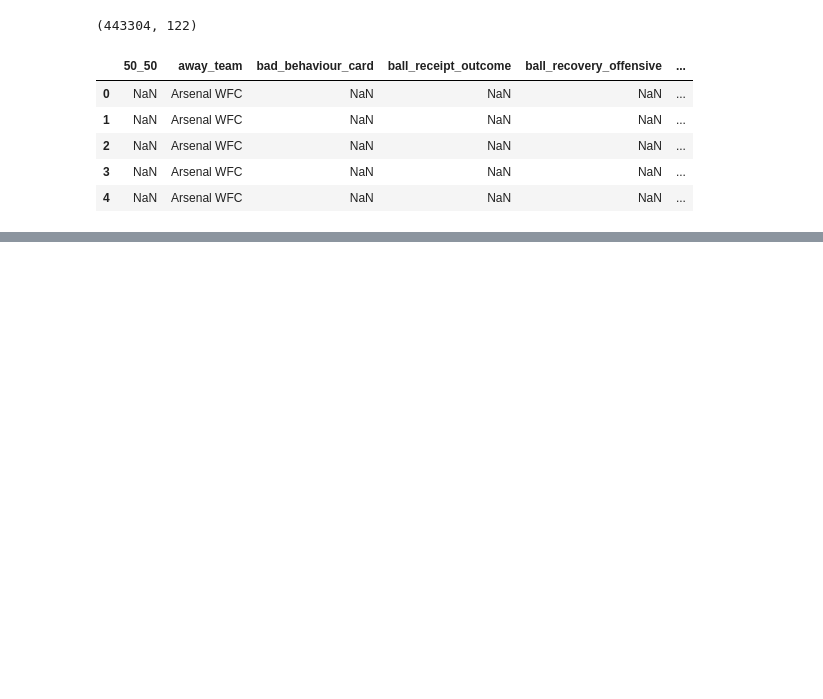
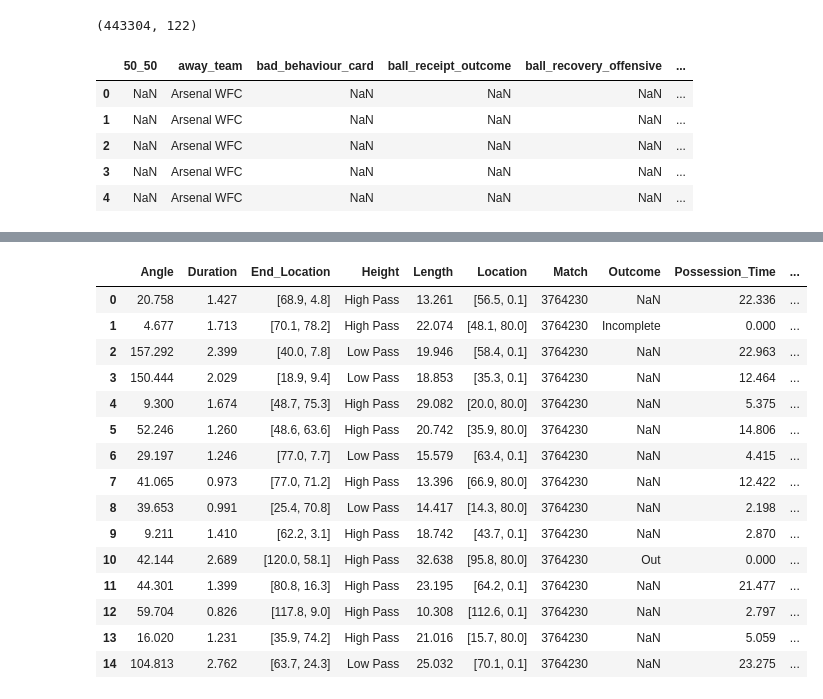
Before and after one commit to hwillif/Throw-in-Project, a Jupyter notebook: Throw-in Project - Jimenez.ipynb, the cells around one changed output, grey strips where cells are left out. Cells and saved outputs as stored; diff of their text form; code cells hidden in the pictures; blank space fills up the shorter version.

```diff
--- a/Throw-in Project - Jimenez.ipynb
+++ b/Throw-in Project - Jimenez.ipynb
@@ -288,0 +351,57 @@ Name: goalkeeper_type, dtype: int64
+# %%
+# Throws df for xThrow
+Throws = (
+    events_df_clean.loc[events_df_clean['pass_type'] == 'Throw-in', ['duration', 'location', 'pass_angle', 'pass_length',
+                                                                     'pass_outcome', 'pass_end_location', 'pass_height',
+                                                                     'possession_time', 'team', 'match_id']]
+    .rename(columns={
+        'duration' : 'Duration',
+        'location' : 'Location',
+        'pass_angle' : 'Angle',
+        'pass_length' : 'Length',
+        'pass_outcome' : 'Outcome',
+        'pass_end_location' : 'End_Location',
+        'pass_height' : 'Height',
+        'possession_time' : 'Possession_Time',
+        'team' : 'Team',
+        'match_id' : 'Match'
+    })
+    .reset_index(drop=True)
+)
+
+# Drop rows where throw_outcome is Injury Clearance or Unknown, we don't want these for xT and xRetain modeling
+Throws = Throws[~Throws['Outcome'].isin(['Injury Clearance', 'Unknown'])].reset_index(drop=True)
+
+# Feature engineering - Third will state whether the throw took place in defensive third, middle third, or attacking third
+Throws["Third"] = Throws["Location"].apply(
+    lambda loc: (
+        "Defensive Third" if loc[0] <= 40
+        else "Middle Third" if loc[0] <= 80
+        else "Attacking Third"
+    )
+)
+
+# Wherever outcome isn't NaN, the possession time should be 0 but is actually tracking possession of other team
+Throws.loc[Throws['Outcome'].notna(), 'Possession_Time'] = 0.000
+
+# Sort columns alphabetically
+Throws = Throws[sorted(Throws.columns)]
+
+Throws.head(15)
+# %% [output]
+|  | Angle | Duration | End_Location | Height | Length | Location | Match | Outcome | Possession_Time | ... |
+| 0 | 20.758 | 1.427 | [68.9, 4.8] | High Pass | 13.261 | [56.5, 0.1] | 3764230 | NaN | 22.336 | ... |
+| 1 | 4.677 | 1.713 | [70.1, 78.2] | High Pass | 22.074 | [48.1, 80.0] | 3764230 | Incomplete | 0.000 | ... |
+| 2 | 157.292 | 2.399 | [40.0, 7.8] | Low Pass | 19.946 | [58.4, 0.1] | 3764230 | NaN | 22.963 | ... |
+| 3 | 150.444 | 2.029 | [18.9, 9.4] | Low Pass | 18.853 | [35.3, 0.1] | 3764230 | NaN | 12.464 | ... |
+| 4 | 9.300 | 1.674 | [48.7, 75.3] | High Pass | 29.082 | [20.0, 80.0] | 3764230 | NaN | 5.375 | ... |
+| 5 | 52.246 | 1.260 | [48.6, 63.6] | High Pass | 20.742 | [35.9, 80.0] | 3764230 | NaN | 14.806 | ... |
+| 6 | 29.197 | 1.246 | [77.0, 7.7] | Low Pass | 15.579 | [63.4, 0.1] | 3764230 | NaN | 4.415 | ... |
+| 7 | 41.065 | 0.973 | [77.0, 71.2] | High Pass | 13.396 | [66.9, 80.0] | 3764230 | NaN | 12.422 | ... |
+| 8 | 39.653 | 0.991 | [25.4, 70.8] | Low Pass | 14.417 | [14.3, 80.0] | 3764230 | NaN | 2.198 | ... |
+| 9 | 9.211 | 1.410 | [62.2, 3.1] | High Pass | 18.742 | [43.7, 0.1] | 3764230 | NaN | 2.870 | ... |
+| 10 | 42.144 | 2.689 | [120.0, 58.1] | High Pass | 32.638 | [95.8, 80.0] | 3764230 | Out | 0.000 | ... |
+| 11 | 44.301 | 1.399 | [80.8, 16.3] | High Pass | 23.195 | [64.2, 0.1] | 3764230 | NaN | 21.477 | ... |
+| 12 | 59.704 | 0.826 | [117.8, 9.0] | High Pass | 10.308 | [112.6, 0.1] | 3764230 | NaN | 2.797 | ... |
+| 13 | 16.020 | 1.231 | [35.9, 74.2] | High Pass | 21.016 | [15.7, 80.0] | 3764230 | NaN | 5.059 | ... |
+| 14 | 104.813 | 2.762 | [63.7, 24.3] | Low Pass | 25.032 | [70.1, 0.1] | 3764230 | NaN | 23.275 | ... |
```
Also changed, not shown: parts of 23 cells of this notebook.
